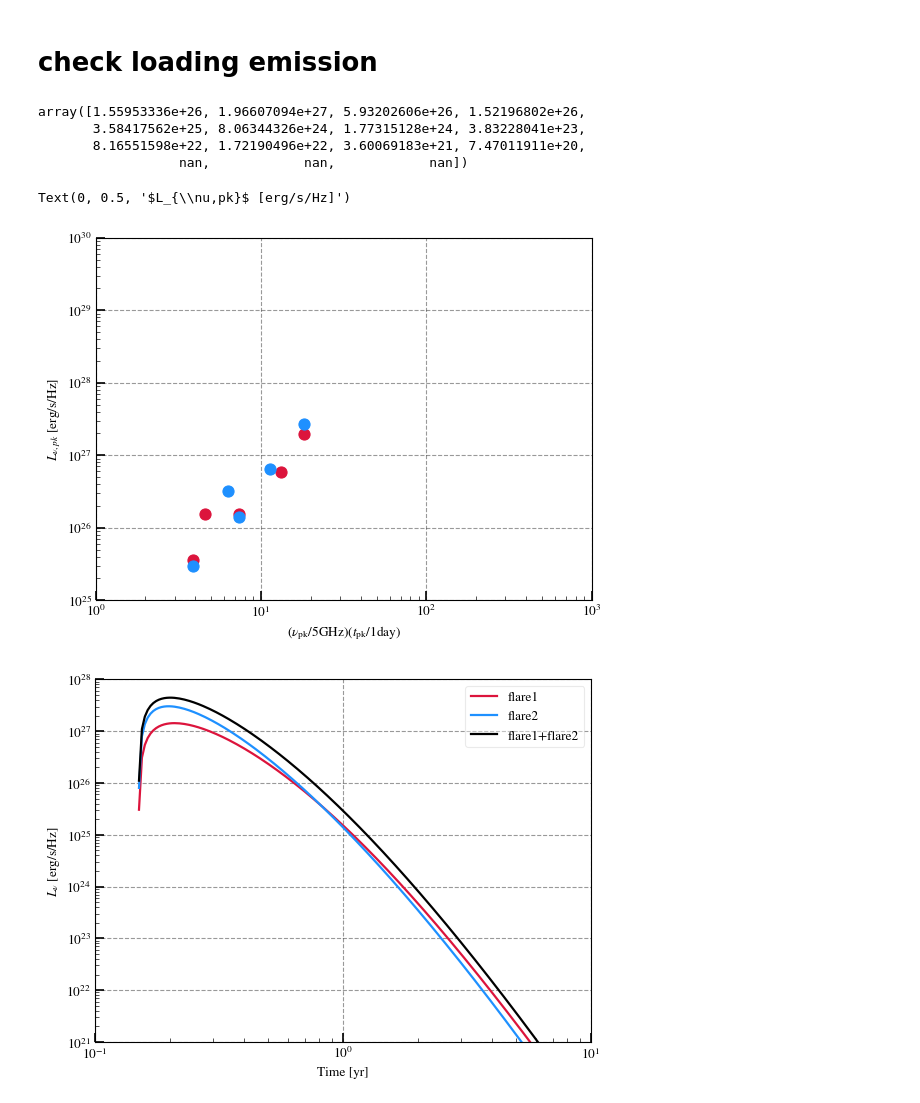
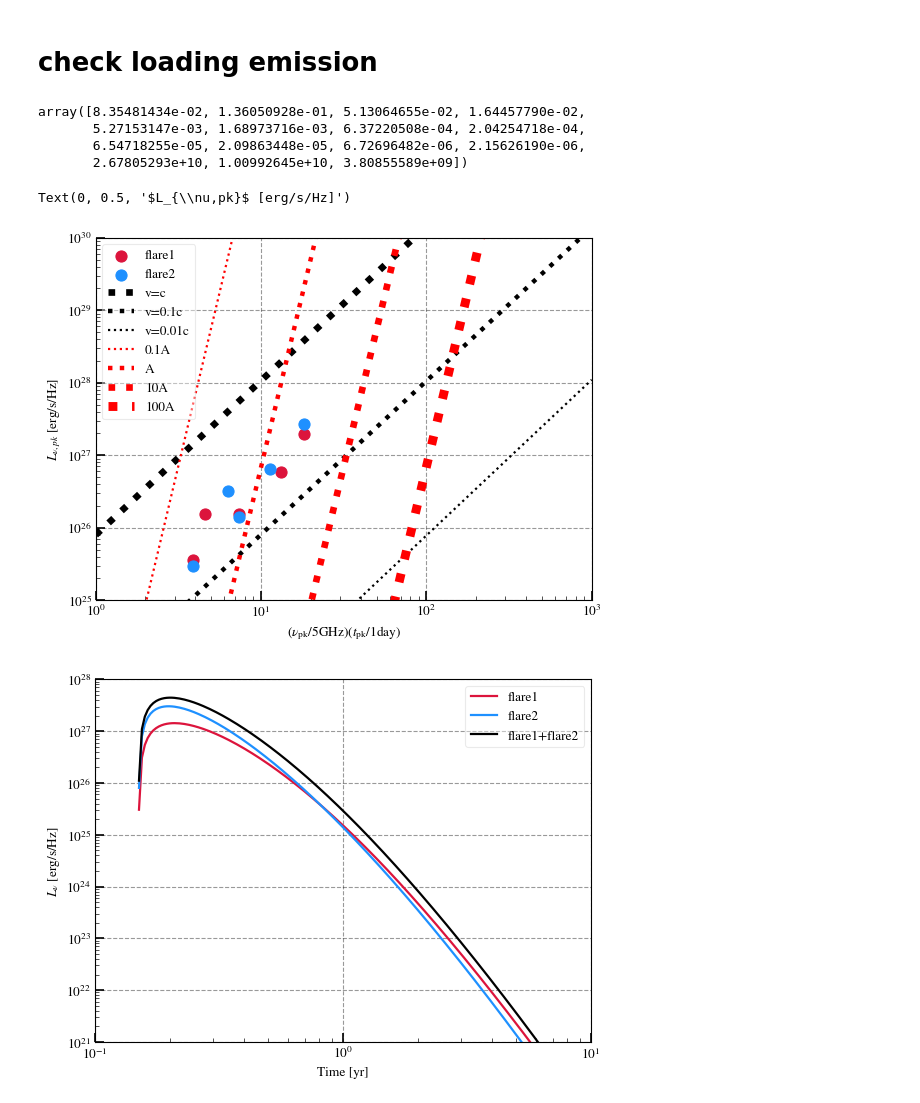
Before and after one commit to samanthacwu/Radio_Forward_Modeling, a Jupyter notebook: spectrum_evolution/check_spectrum_evol.ipynb, the cells around one changed output. Saved outputs shown, nothing was run; the diff lists cells and outputs as text; code cells hidden in the pictures.

```diff
--- a/spectrum_evolution/check_spectrum_evol.ipynb
+++ b/spectrum_evolution/check_spectrum_evol.ipynb
@@ -351,23 +365,9 @@ flare2_dict['Lnu_10GHz'] = np.load(flare2_dir+'Lnu_10.00GHz_sparse_Te_1.0E+04.np
 flare1_dict['Lnu_15GHz'] = np.load(flare1_dir+'Lnu_15.00GHz_sparse_Te_1.0E+04.npz')
 flare2_dict['Lnu_15GHz'] = np.load(flare2_dir+'Lnu_15.00GHz_sparse_Te_1.0E+04.npz')
 # %%
-flare1_dict['peak_data']['Lnu_pk']
+flare1_dict['peak_data']['nu_pk']/5e9
 # %% [output]
-array([1.55953336e+26, 1.96607094e+27, 5.93202606e+26, 1.52196802e+26,
-       3.58417562e+25, 8.06344326e+24, 1.77315128e+24, 3.83228041e+23,
-       8.16551598e+22, 1.72190496e+22, 3.60069183e+21, 7.47011911e+20,
-                  nan,            nan,            nan])
+array([8.35481434e-02, 1.36050928e-01, 5.13064655e-02, 1.64457790e-02,
+       5.27153147e-03, 1.68973716e-03, 6.37220508e-04, 2.04254718e-04,
+       6.54718255e-05, 2.09863448e-05, 6.72696482e-06, 2.15626190e-06,
+       2.67805293e+10, 1.00992645e+10, 3.80855589e+09])
-# %%
-plt.scatter(flare1_dict['peak_data']['nu_pk']/5e9 * flare1_dict['peak_data']['t_pk']*365, flare1_dict['peak_data']['Lnu_pk'],color='crimson',label='flare1')
-plt.scatter(flare2_dict['peak_data']['nu_pk']/5e9 * flare2_dict['peak_data']['t_pk']*365, flare2_dict['peak_data']['Lnu_pk'],color='dodgerblue',label='flare2')
-plt.yscale('log')
-plt.xscale('log')
-
-plt.xlim(1,1e3)
-plt.ylim(1e25,1e30)
-plt.grid()
-plt.xlabel(r'$(\nu_{\rm pk}/5 \mathrm{GHz}) (t_{\rm pk}/1 \mathrm{day})$')
-plt.ylabel(r'$L_{\nu,pk}$ [erg/s/Hz]')
-# %% [output]
-Text(0, 0.5, '$L_{\\nu,pk}$ [erg/s/Hz]')
-[figure, removed]
@@ -374,3 +404,41 @@ Text(0, 0.5, '$L_{\\nu,pk}$ [erg/s/Hz]')
+# %%
+plt.scatter(flare1_dict['peak_data']['nu_pk']/5e9 * flare1_dict['peak_data']['t_pk']*365.25, flare1_dict['peak_data']['Lnu_pk'],color='crimson',label='flare1')
+plt.scatter(flare2_dict['peak_data']['nu_pk']/5e9 * flare2_dict['peak_data']['t_pk']*365.25, flare2_dict['peak_data']['Lnu_pk'],color='dodgerblue',label='flare2')
+plt.yscale('log')
+plt.xscale('log')
+
+xvals=np.logspace(0,3,100)
+
+# plt.plot(x_v_c,y_v_c,color='black',ls=':',label='v=c')
+plt.plot(xvals,10**v_c_line(np.log10(xvals)),color='black',ls=':',lw=6,label='v=c')
+
+# plt.plot(x_v_0p1c,y_v_0p1c,color='black',ls=':',label='v=0.1c')
+plt.plot(xvals,10**v_0p1c_line(np.log10(xvals)),color='black',ls=':',lw=4,label='v=0.1c')
+
+# plt.plot(x_v_0p01c,y_v_0p01c,color='black',ls=':',label='v=0.01c')
+plt.plot(xvals,10**v_0p01c_line(np.log10(xvals)),color='black',ls=':',lw=2,label='v=0.01c')
+
+# plt.plot(x_0p1A,y_0p1A,color='black',ls=':',label='wind 0.1A')
+plt.plot(xvals,10**wind_0p1A_line(np.log10(xvals)),color='red',ls=':',lw=2,label='0.1A')
+
+# plt.plot(x_A,y_A,color='red',ls=':',label='wind A')
+plt.plot(xvals,10**wind_A_line(np.log10(xvals)),color='red',ls=':',lw=4,label='A')
+
+# plt.plot(x_10A,y_10A,color='red',ls=':',label='wind 10A')
+plt.plot(xvals,10**wind_10A_line(np.log10(xvals)),color='red',ls=':',lw=6,label='10A')
+
+# plt.plot(x_100A,y_100A,color='red',ls=':',label='wind 100A')
+plt.plot(xvals,10**wind_100A_line(np.log10(xvals)),color='red',ls=':',lw=8,label='100A')
+
+plt.xlim(1,1e3)
+plt.ylim(1e25,1e30)
+plt.grid()
+plt.legend()
+plt.xlabel(r'$(\nu_{\rm pk}/5 \mathrm{GHz}) (t_{\rm pk}/1 \mathrm{day})$')
+plt.ylabel(r'$L_{\nu,pk}$ [erg/s/Hz]')
+# %% [output]
+Text(0, 0.5, '$L_{\\nu,pk}$ [erg/s/Hz]')
+[figure, added]
 # %%
 plt.plot(flare1_dict['Lnu_3GHz']['times_yr'],flare1_dict['Lnu_3GHz']['Lnu_abs_atfreq'],color='crimson',label='flare1')
 plt.plot(flare2_dict['Lnu_3GHz']['times_yr'],flare2_dict['Lnu_3GHz']['Lnu_abs_atfreq'],color='dodgerblue',label='flare2')
```
Also changed, not shown: parts of 3 cells of this notebook.
